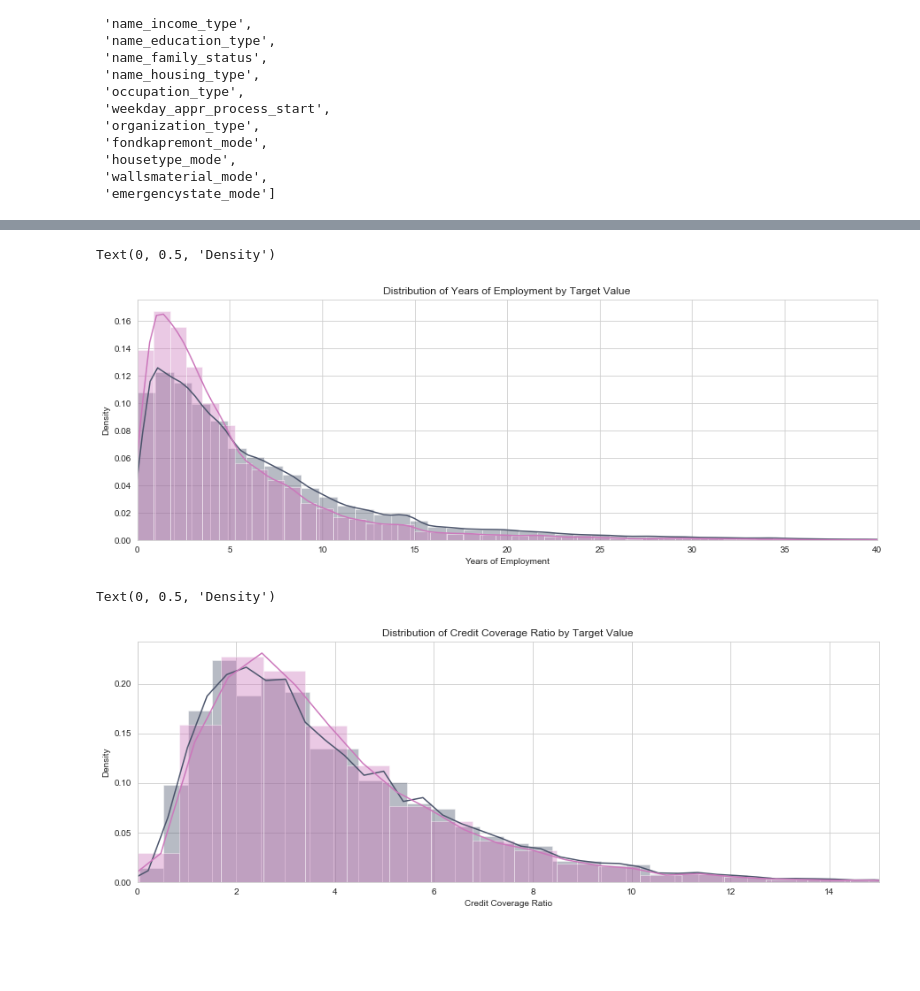
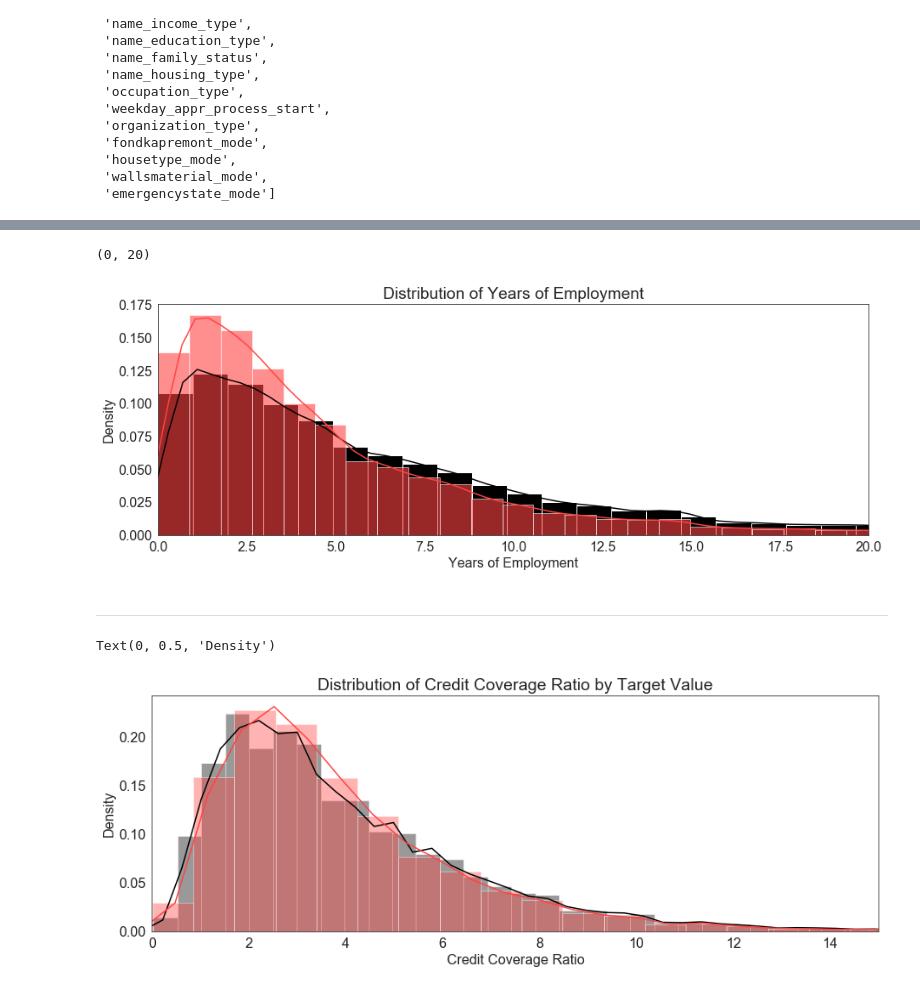
Before and after one commit to 6esche/HomeCredit, a Jupyter notebook: 2_eda.ipynb, the cells around one changed output, grey strips where cells are left out. Saved outputs shown, nothing was run; the diff lists cells and outputs as text; code cells hidden in the pictures; blank space fills up the shorter version.

```diff
--- a/2_eda.ipynb
+++ b/2_eda.ipynb
@@ -22,2 +22,2 @@ sns.palplot(sns.color_palette())
 # %%
-sns.set_style('whitegrid')
+sns.set_style('white')
@@ -27,3 +24,10 @@ colors_r = ['m', 'C1', 'C5']
+# %%
+colors = ['k', '#ff4343']
+colors_r = ['#ff4343', 'k']
+# %%
+plt.rc('xtick', labelsize=16)
+plt.rc('ytick', labelsize=16)
+plt.rc('font', size=16)
 # %% [markdown]
 ---
 # %%
@@ -178,15 +312,18 @@ Text(0, 0.5, 'Density')
 # %%
 df1 = df.dropna(subset=['employed'])
 plt.figure(figsize=(15,5))
-sns.distplot(df1[df1['target']==0]['employed'], label = 'target: 0', color=colors[0])
-sns.distplot(df1[df1['target']==1]['employed'], label = 'target: 1', color=colors[1])
+sns.distplot(df1[df1['target']==0]['employed'], label = 'target: 0', color=colors[0], hist_kws={'alpha':1})
+sns.distplot(df1[df1['target']==1]['employed'], label = 'target: 1', color=colors[1], hist_kws={'alpha':0.6})
 plt.xlim(0,40)
-plt.title('Distribution of Years of Employment by Target Value')
+plt.title('Distribution of Years of Employment')
 plt.xlabel('Years of Employment')
 plt.ylabel('Density')
+plt.xlim(0,20)
 # %% [output]
-Text(0, 0.5, 'Density')
+(0, 20)
-[figure, old version]
+[figure, new version]
+# %% [markdown]
+---
 # %%
 plt.figure(figsize=(15,5))
 sns.distplot(df[df['target']==0]['credit_coverage'], label = 'target: 0', color=colors[0], bins=100)
@@ -197,4 +334,4 @@ plt.xlabel('Credit Coverage Ratio')
 plt.ylabel('Density')
 # %% [output]
 Text(0, 0.5, 'Density')
-[figure, old version]
+[figure, new version]
```
Also changed, not shown: parts of 39 cells of this notebook.
